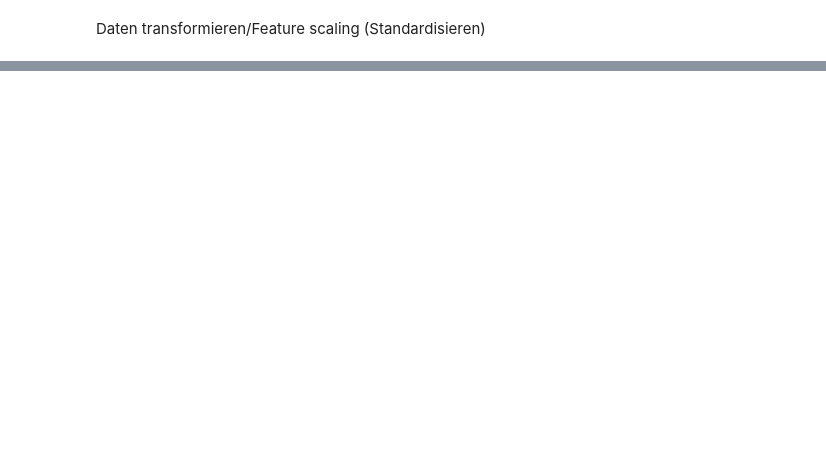
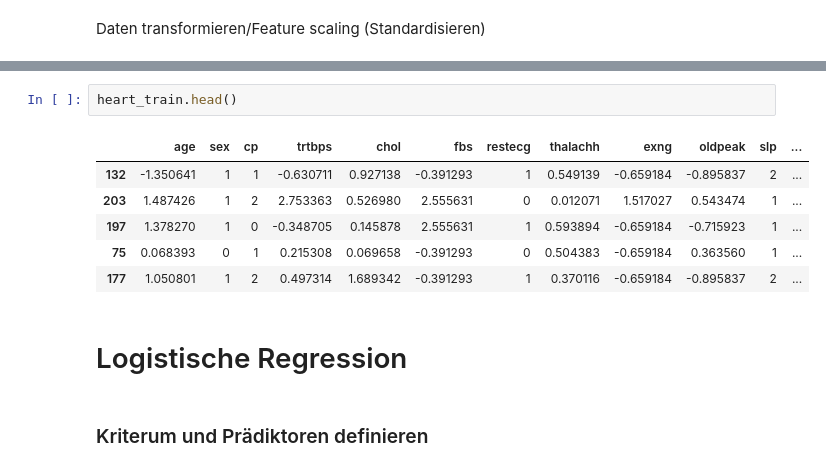
Before and after one commit to DeamonAmelie/heart, a Jupyter notebook: playwithdata.ipynb, the cells around one changed output, grey strips where cells are left out. Saved outputs shown, nothing was run; the diff lists cells and outputs as text; blank space fills up the shorter version.

```diff
--- a/playwithdata.ipynb
+++ b/playwithdata.ipynb
@@ -345,0 +333,13 @@ print(heart_train)
+# %%
+heart_train.head()
+# %% [output]
+|  | age | sex | cp | trtbps | chol | fbs | restecg | thalachh | exng | oldpeak | slp | ... |
+| 132 | -1.350641 | 1 | 1 | -0.630711 | 0.927138 | -0.391293 | 1 | 0.549139 | -0.659184 | -0.895837 | 2 | ... |
+| 203 | 1.487426 | 1 | 2 | 2.753363 | 0.526980 | 2.555631 | 0 | 0.012071 | 1.517027 | 0.543474 | 1 | ... |
+| 197 | 1.378270 | 1 | 0 | -0.348705 | 0.145878 | 2.555631 | 1 | 0.593894 | -0.659184 | -0.715923 | 1 | ... |
+| 75 | 0.068393 | 0 | 1 | 0.215308 | 0.069658 | -0.391293 | 0 | 0.504383 | -0.659184 | 0.363560 | 1 | ... |
+| 177 | 1.050801 | 1 | 2 | 0.497314 | 1.689342 | -0.391293 | 1 | 0.370116 | -0.659184 | -0.895837 | 2 | ... |
+# %% [markdown]
+# Logistische Regression
+# %% [markdown]
+### Kriterum und Prädiktoren definieren
```
Also changed, not shown: parts of 12 cells of this notebook.
